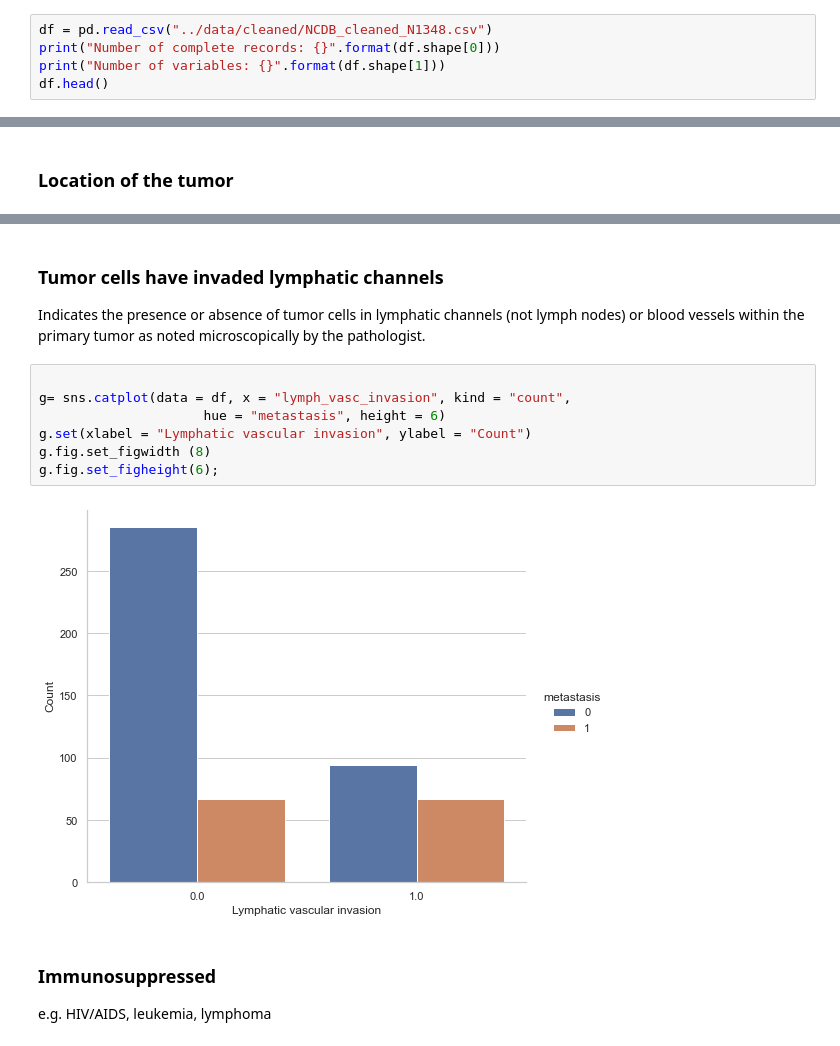
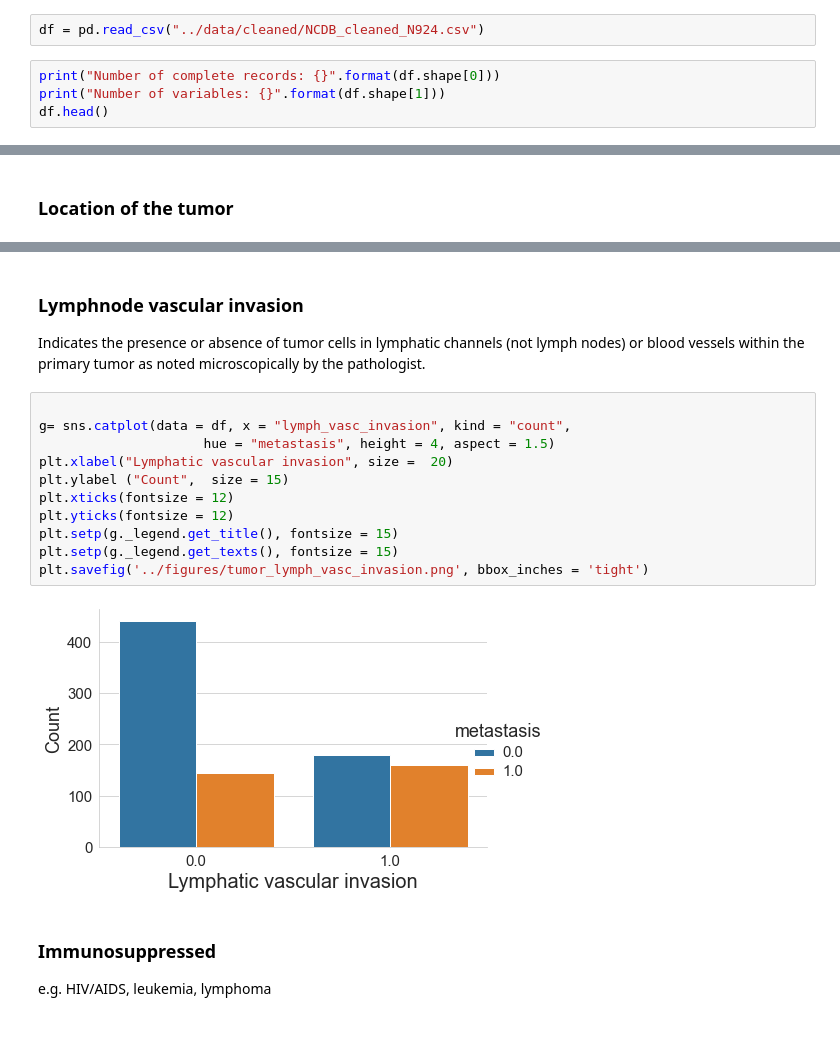
Before and after one commit to mvantieghem/mcc_metastasis, a Jupyter notebook: notebooks/02_exploring_data.ipynb, the cells around one changed output, grey strips where cells are left out. Cells and saved outputs as stored; diff of their text form.

```diff
--- a/notebooks/02_exploring_data.ipynb
+++ b/notebooks/02_exploring_data.ipynb
@@ -14,5 +20,6 @@ import matplotlib.pyplot as plt
+# %%
+df = pd.read_csv("../data/cleaned/NCDB_cleaned_N924.csv")
 # %%
-df = pd.read_csv("../data/cleaned/NCDB_cleaned_N1348.csv")
 print("Number of complete records: {}".format(df.shape[0]))
 print("Number of variables: {}".format(df.shape[1]))
 df.head()
@@ -69,15 +218,19 @@ g.fig.set_figheight(6);
 # %% [markdown]
-### Tumor cells have invaded lymphatic channels
+### Lymphnode vascular invasion
 Indicates the presence or absence of tumor cells in lymphatic channels (not lymph nodes) or blood vessels within the primary tumor as noted microscopically by the pathologist.
 # %%
 
 g= sns.catplot(data = df, x = "lymph_vasc_invasion", kind = "count",
-                     hue = "metastasis", height = 6)
-g.set(xlabel = "Lymphatic vascular invasion", ylabel = "Count")
-g.fig.set_figwidth (8)
-g.fig.set_figheight(6);
+                     hue = "metastasis", height = 4, aspect = 1.5)
+plt.xlabel("Lymphatic vascular invasion", size =  20)
+plt.ylabel ("Count",  size = 15)
+plt.xticks(fontsize = 12)
+plt.yticks(fontsize = 12)
+plt.setp(g._legend.get_title(), fontsize = 15)
+plt.setp(g._legend.get_texts(), fontsize = 15)
+plt.savefig('../figures/tumor_lymph_vasc_invasion.png', bbox_inches = 'tight')
 # %% [output]
-[figure, old version]
+[figure, new version]
 # %% [markdown]
 ### Immunosuppressed
 
```
Also changed, not shown: parts of 35 cells of this notebook, 5 other files.
